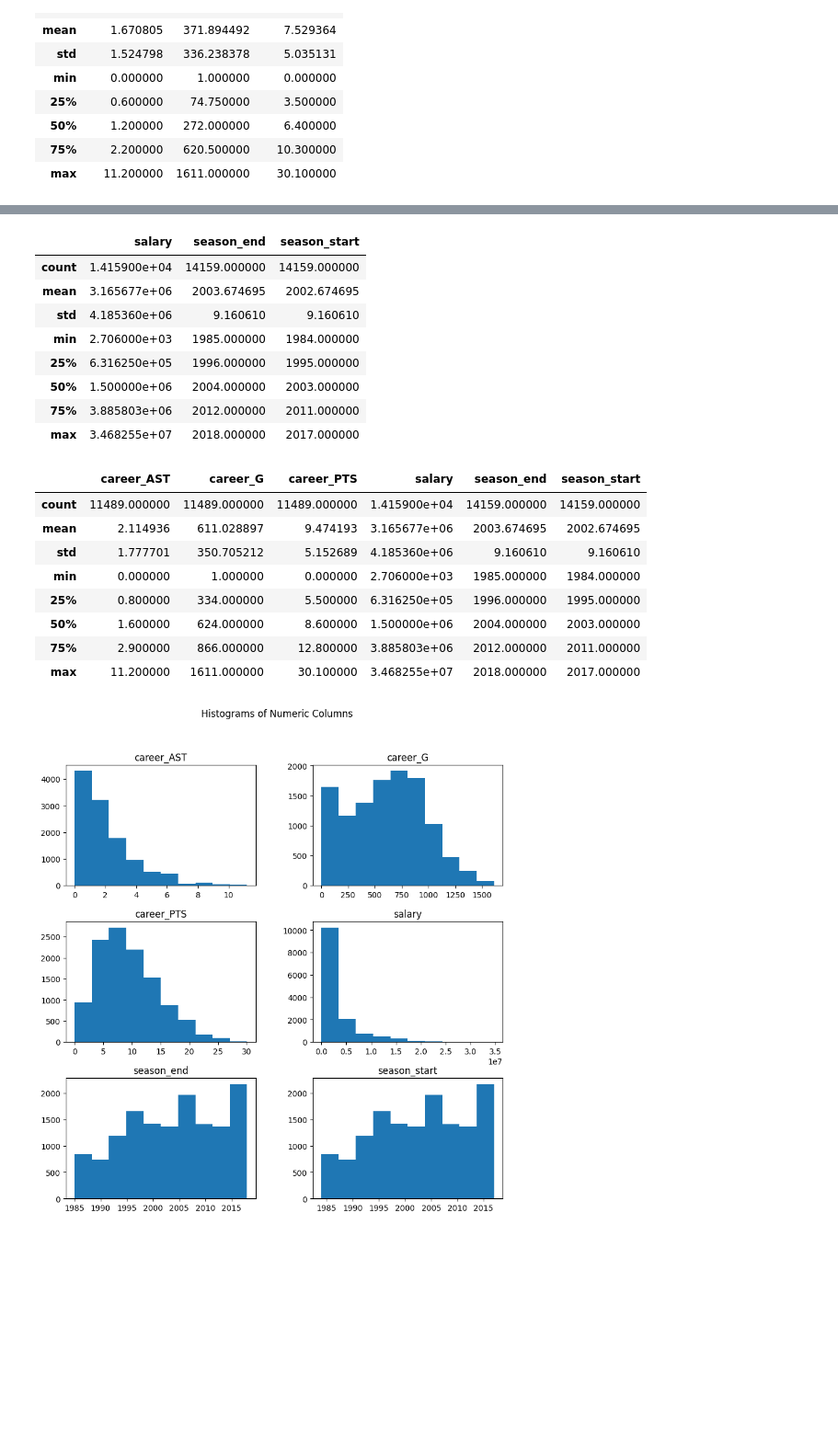
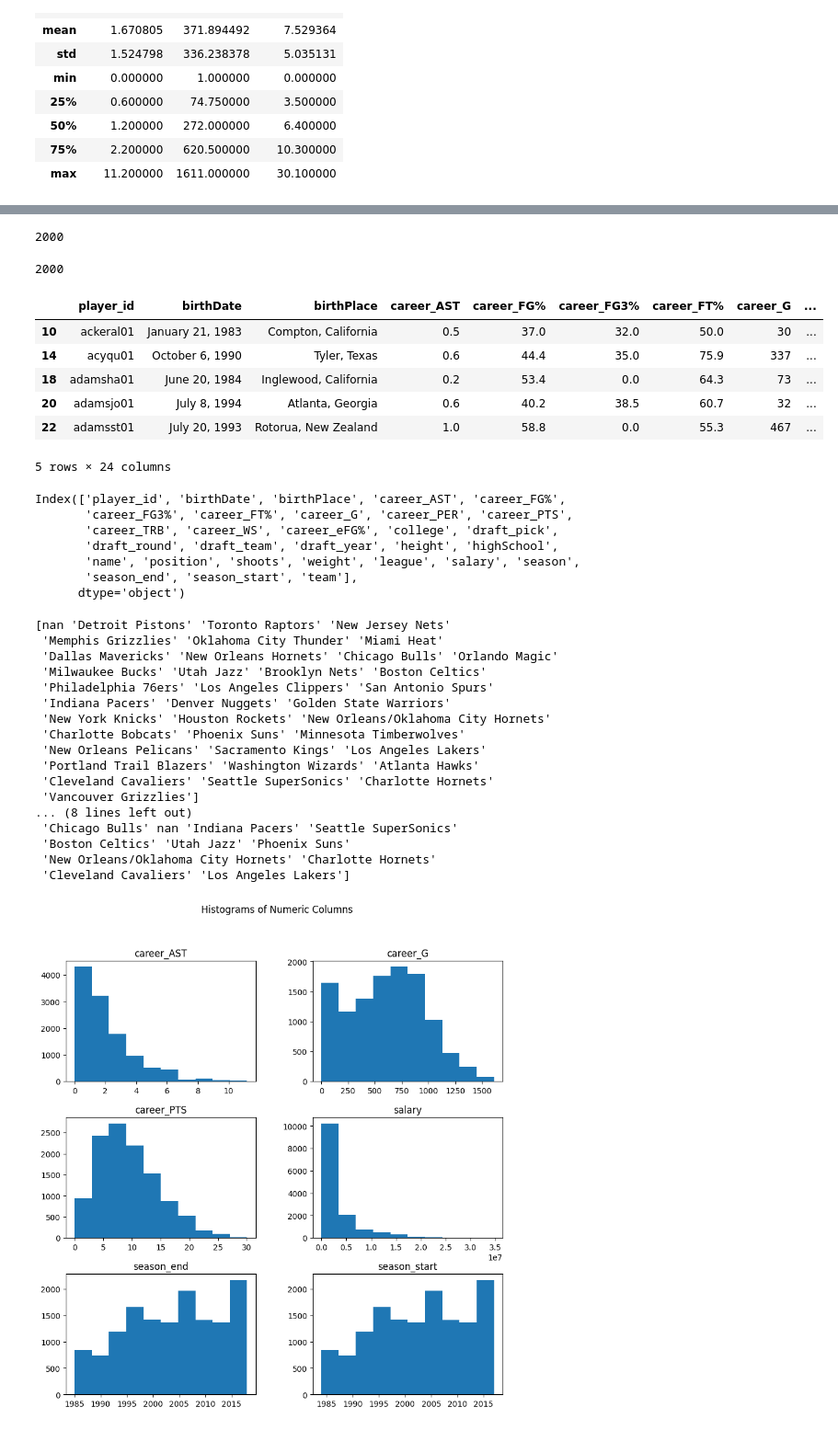
Before and after one commit to AndrewH06/nba-salary, a Jupyter notebook: siya.ipynb, the cells around one changed output, grey strips where cells are left out. Shown at 92% size. Saved outputs shown, nothing was run; the diff lists cells and outputs as text; code cells hidden in the pictures; blank space fills up the shorter version.

```diff
--- a/siya.ipynb
+++ b/siya.ipynb
@@ -35,28 +24,58 @@ player_data.head()
+# %%
+player_data['draft_year'] = player_data['draft_year'].astype(int)
+player_data = player_data[player_data['draft_year']>= 2000]
+player_data['draft_year'].min()
+# %% [output]
+2000
+# %%
+salary_data = salary_data[salary_data['season_start']>= 2000]
+salary_data['season_start'].min()
+# %% [output]
+2000
 # %%
 salary_data.dropna(inplace = True)
-salary_data = salary_data.drop(columns = 'index')
-salary_data.describe()
+player_data.dropna(inplace = True)
+#salary_data = salary_data.drop(columns = 'index')
+player_data.head()
 # %% [output]
-|  | salary | season_end | season_start |
-| count | 1.415900e+04 | 14159.000000 | 14159.000000 |
-| mean | 3.165677e+06 | 2003.674695 | 2002.674695 |
-| std | 4.185360e+06 | 9.160610 | 9.160610 |
-| min | 2.706000e+03 | 1985.000000 | 1984.000000 |
-| 25% | 6.316250e+05 | 1996.000000 | 1995.000000 |
-| 50% | 1.500000e+06 | 2004.000000 | 2003.000000 |
-| 75% | 3.885803e+06 | 2012.000000 | 2011.000000 |
-| max | 3.468255e+07 | 2018.000000 | 2017.000000 |
+|  | player_id | birthDate | birthPlace | career_AST | career_FG% | career_FG3% | career_FT% | career_G | ... |
+| 10 | ackeral01 | January 21, 1983 | Compton, California | 0.5 | 37.0 | 32.0 | 50.0 | 30 | ... |
+| 14 | acyqu01 | October 6, 1990 | Tyler, Texas | 0.6 | 44.4 | 35.0 | 75.9 | 337 | ... |
+| 18 | adamsha01 | June 20, 1984 | Inglewood, California | 0.2 | 53.4 | 0.0 | 64.3 | 73 | ... |
+| 20 | adamsjo01 | July 8, 1994 | Atlanta, Georgia | 0.6 | 40.2 | 38.5 | 60.7 | 32 | ... |
+| 22 | adamsst01 | July 20, 1993 | Rotorua, New Zealand | 1.0 | 58.8 | 0.0 | 55.3 | 467 | ... |
+5 rows × 24 columns
 # %%
-player_data.rename(columns = {'_id':'player_id'}, inplace = True)
+#player_data.rename(columns = {'_id':'player_id'}, inplace = True)
 merged_data = pd.merge(player_data, salary_data, on = 'player_id', how = 'outer')
-merged_data.describe()
+
+merged_data.columns
 # %% [output]
-|  | career_AST | career_G | career_PTS | salary | season_end | season_start |
-| count | 11489.000000 | 11489.000000 | 11489.000000 | 1.415900e+04 | 14159.000000 | 14159.000000 |
-| mean | 2.114936 | 611.028897 | 9.474193 | 3.165677e+06 | 2003.674695 | 2002.674695 |
-| std | 1.777701 | 350.705212 | 5.152689 | 4.185360e+06 | 9.160610 | 9.160610 |
-| min | 0.000000 | 1.000000 | 0.000000 | 2.706000e+03 | 1985.000000 | 1984.000000 |
-| 25% | 0.800000 | 334.000000 | 5.500000 | 6.316250e+05 | 1996.000000 | 1995.000000 |
-| 50% | 1.600000 | 624.000000 | 8.600000 | 1.500000e+06 | 2004.000000 | 2003.000000 |
-| 75% | 2.900000 | 866.000000 | 12.800000 | 3.885803e+06 | 2012.000000 | 2011.000000 |
-| max | 11.200000 | 1611.000000 | 30.100000 | 3.468255e+07 | 2018.000000 | 2017.000000 |
+Index(['player_id', 'birthDate', 'birthPlace', 'career_AST', 'career_FG%',
+       'career_FG3%', 'career_FT%', 'career_G', 'career_PER', 'career_PTS',
+       'career_TRB', 'career_WS', 'career_eFG%', 'college', 'draft_pick',
+       'draft_round', 'draft_team', 'draft_year', 'height', 'highSchool',
+       'name', 'position', 'shoots', 'weight', 'league', 'salary', 'season',
+       'season_end', 'season_start', 'team'],
+      dtype='object')
+# %%
+print(merged_data['draft_team'].unique())
+print(merged_data['team'].unique())
+# %% [output]
+[nan 'Detroit Pistons' 'Toronto Raptors' 'New Jersey Nets'
+ 'Memphis Grizzlies' 'Oklahoma City Thunder' 'Miami Heat'
+ 'Dallas Mavericks' 'New Orleans Hornets' 'Chicago Bulls' 'Orlando Magic'
+ 'Milwaukee Bucks' 'Utah Jazz' 'Brooklyn Nets' 'Boston Celtics'
+ 'Philadelphia 76ers' 'Los Angeles Clippers' 'San Antonio Spurs'
+ 'Indiana Pacers' 'Denver Nuggets' 'Golden State Warriors'
+ 'New York Knicks' 'Houston Rockets' 'New Orleans/Oklahoma City Hornets'
+ 'Charlotte Bobcats' 'Phoenix Suns' 'Minnesota Timberwolves'
+ 'New Orleans Pelicans' 'Sacramento Kings' 'Los Angeles Lakers'
+ 'Portland Trail Blazers' 'Washington Wizards' 'Atlanta Hawks'
+ 'Cleveland Cavaliers' 'Seattle SuperSonics' 'Charlotte Hornets'
+ 'Vancouver Grizzlies']
+... (8 lines left out)
+ 'Chicago Bulls' nan 'Indiana Pacers' 'Seattle SuperSonics'
+ 'Boston Celtics' 'Utah Jazz' 'Phoenix Suns'
+ 'New Orleans/Oklahoma City Hornets' 'Charlotte Hornets'
+ 'Cleveland Cavaliers' 'Los Angeles Lakers']
```
Also changed, not shown: parts of 4 cells of this notebook, 2 other files.
